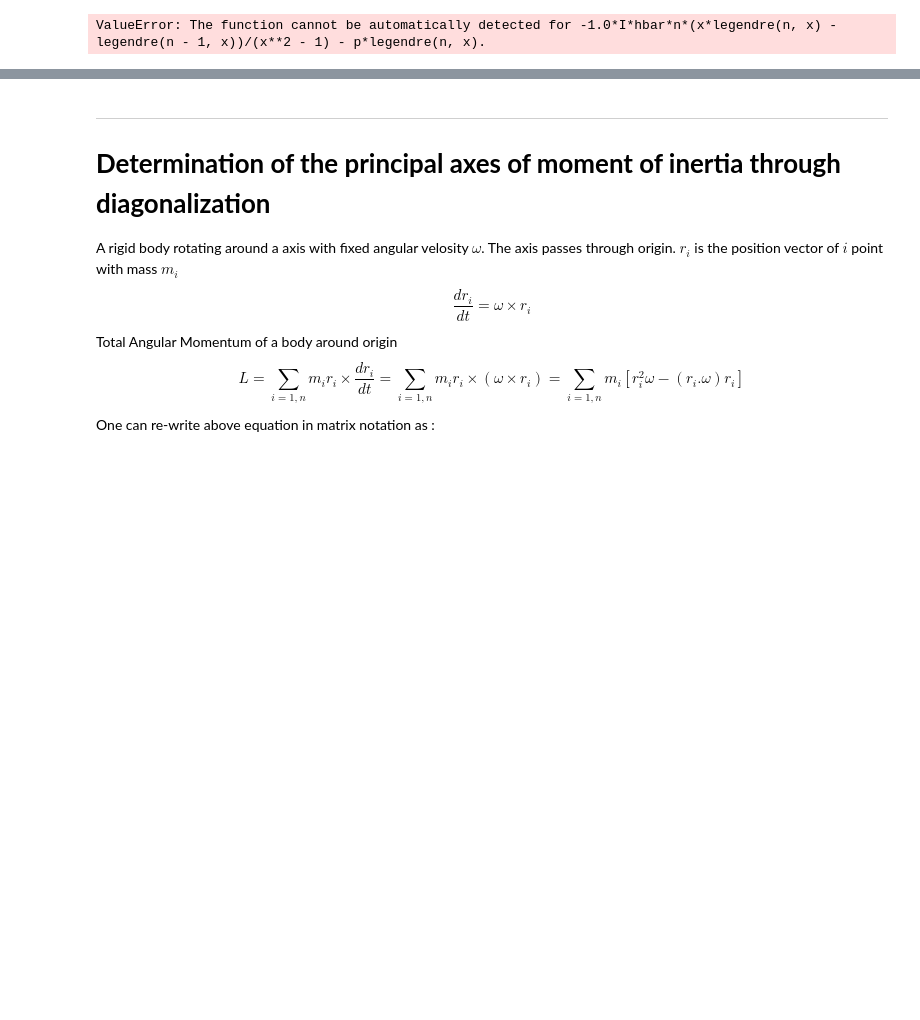
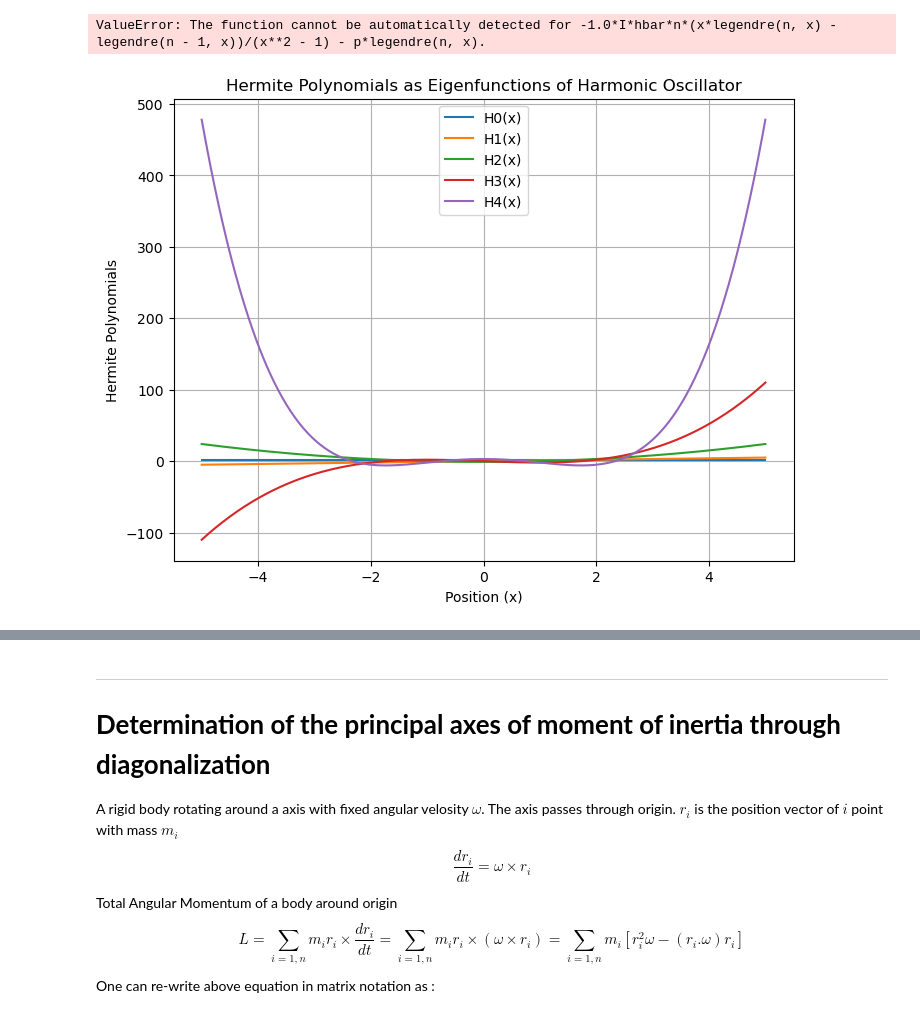
Before and after one commit to navgaur/AMP1, a Jupyter notebook: Linear Trans 1.ipynb, the cells around one changed output, grey strips where cells are left out. Cells and saved outputs as stored; diff of their text form; code cells hidden in the pictures; blank space fills up the shorter version.

```diff
--- a/Linear Trans 1.ipynb
+++ b/Linear Trans 1.ipynb
@@ -683,3 +601,35 @@ sp.pprint(eigenvalues)
 #sp.pprint(eigenfunctions)
 # %% [output]
 ValueError: The function cannot be automatically detected for -1.0*I*hbar*n*(x*legendre(n, x) - legendre(n - 1, x))/(x**2 - 1) - p*legendre(n, x).
+# %%
+import numpy as np
+from scipy.special import hermitenorm
+import matplotlib.pyplot as plt
+
+# Define constants
+h_bar = 1.0  # Reduced Planck constant
+mass = 1.0  # Mass of the particle
+omega = 1.0  # Angular frequency of the harmonic oscillator
+
+# Define the number of basis functions (Hermite polynomials) to use
+num_basis_functions = 5
+
+# Define the domain for position (x)
+x = np.linspace(-5, 5, 400)
+
+# Calculate the eigenfunctions (Hermite polynomials) for the harmonic oscillator
+hermite_polynomials = [hermitenorm(n)(np.sqrt(mass * omega / h_bar) * x) for n in range(num_basis_functions)]
+
+# Plot the Hermite polynomials
+plt.figure(figsize=(8, 6))
+for n in range(num_basis_functions):
+    plt.plot(x, hermite_polynomials[n], label=f'H{n}(x)')
+
+plt.title('Hermite Polynomials as Eigenfunctions of Harmonic Oscillator')
+plt.xlabel('Position (x)')
+plt.ylabel('Hermite Polynomials')
+plt.legend()
+plt.grid(True)
+plt.show()
+# %% [output]
+[figure, added]
```
Also changed, not shown: parts of 4 cells of this notebook.
